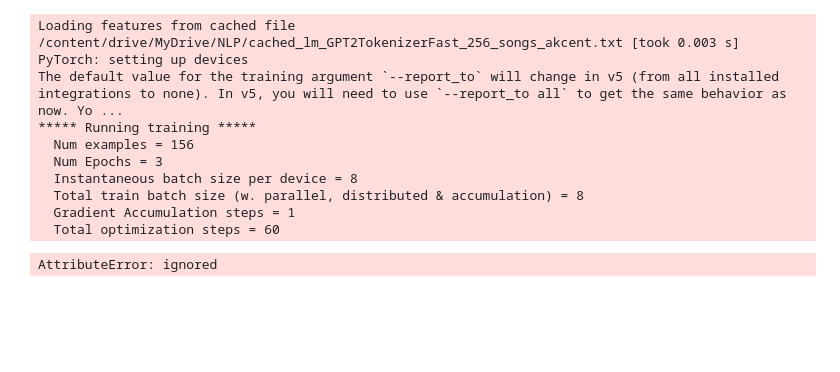
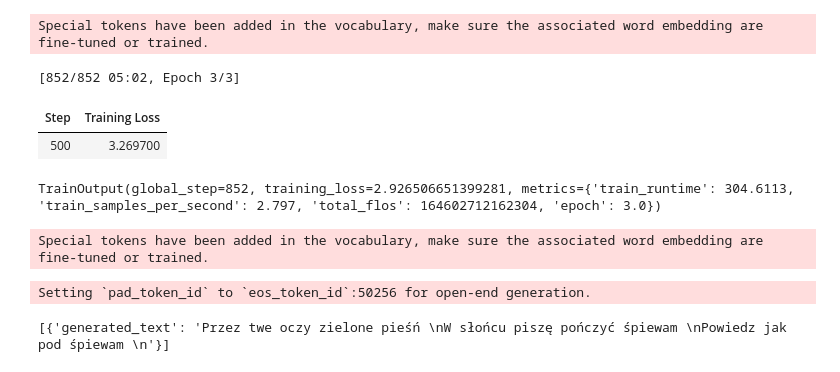
Before and after one commit to mefor44/NLP_disco_polo_generator, a Jupyter notebook: GTP2.ipynb, the cells around one changed output. Cells and saved outputs as stored; diff of their text form; code cells hidden in the pictures; blank space fills up the shorter version.

```diff
--- a/GTP2.ipynb
+++ b/GTP2.ipynb
@@ -33,21 +28,27 @@ loading file https://huggingface.co/flax-community/papuGaPT2/resolve/main/tokeni
+# %%
+model_name=   "anonymous-german-nlp/german-gpt2" #'flax-community/papuGaPT2'
+
+model = AutoModelWithLMHead.from_pretrained(model_name)
+tokenizer = AutoTokenizer.from_pretrained(model_name)
+data_collator = DataCollatorForLanguageModeling(
+    tokenizer=tokenizer, mlm=False,
+)
+# %% [output]
+Special tokens have been added in the vocabulary, make sure the associated word embedding are fine-tuned or trained.
 # %%
-train =TextDataset(tokenizer, "/content/drive/MyDrive/NLP/songs_akcent.txt", 256)
+train = TextDataset(tokenizer, "/content/drive/MyDrive/NLP/songs_akcent.txt", 32)
+test = TextDataset(tokenizer, "/content/drive/MyDrive/NLP/songs_akcent.txt", 32)
 trainer = Trainer(
-    model=generator.model,
+    model=model,
     tokenizer=tokenizer,
-    args=TrainingArguments(output_dir="/content/drive/MyDrive/NLP/model"),
-    train_dataset=train
+    args=TrainingArguments(output_dir="/content/drive/MyDrive/NLP/model", overwrite_output_dir=True,prediction_loss_only=True),
+    data_collator=data_collator,
+    train_dataset=train,
+    eval_dataset=test
 )
 trainer.train()
 # %% [output]
-Loading features from cached file /content/drive/MyDrive/NLP/cached_lm_GPT2TokenizerFast_256_songs_akcent.txt [took 0.003 s]
-PyTorch: setting up devices
-The default value for the training argument `--report_to` will change in v5 (from all installed integrations to none). In v5, you will need to use `--report_to all` to get the same behavior as now. Yo ...
-***** Running training *****
-  Num examples = 156
-  Num Epochs = 3
-  Instantaneous batch size per device = 8
-  Total train batch size (w. parallel, distributed & accumulation) = 8
-  Gradient Accumulation steps = 1
-  Total optimization steps = 60
+[852/852 05:02, Epoch 3/3]
+| Step | Training Loss |
+| 500 | 3.269700 |
-AttributeError: ignored
+TrainOutput(global_step=852, training_loss=2.926506651399281, metrics={'train_runtime': 304.6113, 'train_samples_per_second': 2.797, 'total_flos': 164602712162304, 'epoch': 3.0})
@@ -53,0 +57,11 @@ AttributeError: ignored
+# %%
+from transformers import pipeline
+
+model = pipeline('text-generation',model="/content/drive/MyDrive/NLP/model", tokenizer=model_name,config={'max_length':800})
+# %% [output]
+Special tokens have been added in the vocabulary, make sure the associated word embedding are fine-tuned or trained.
+# %%
+model('Przez twe oczy zielone')
+# %% [output]
+Setting `pad_token_id` to `eos_token_id`:50256 for open-end generation.
+[{'generated_text': 'Przez twe oczy zielone pieśń \nW słońcu piszę pończyć śpiewam \nPowiedz jak pod śpiewam \n'}]
```
Also changed, not shown: parts of 3 cells of this notebook.
